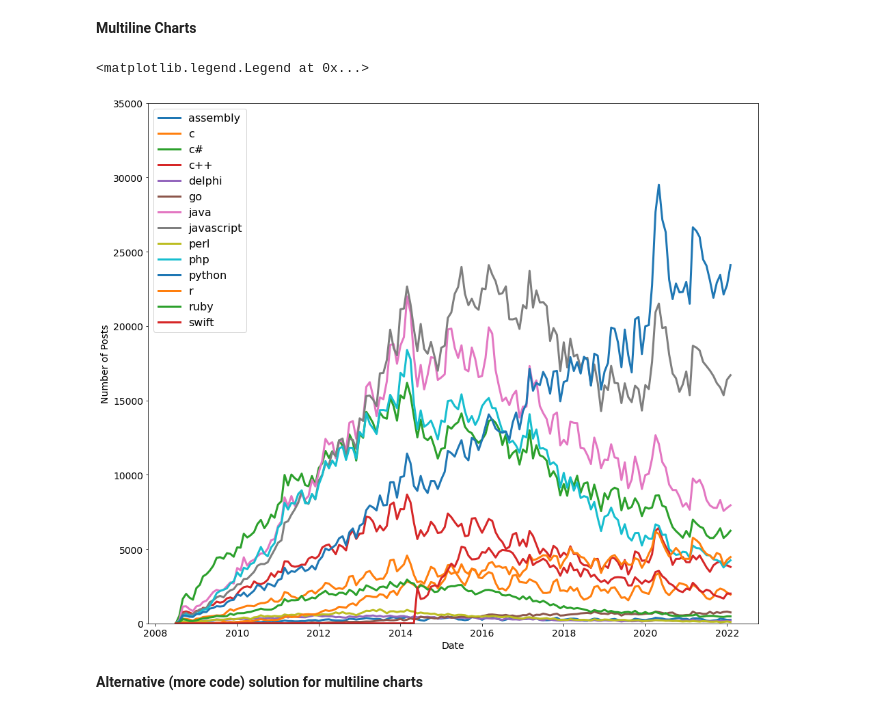
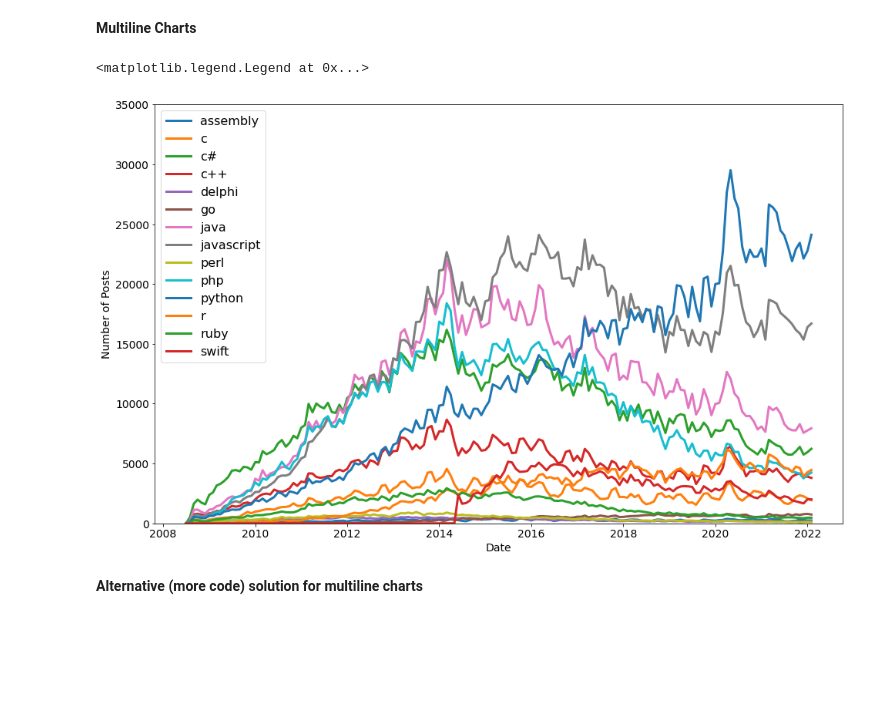
Before and after one commit to zoard-ehmann/100-days-of-python, a Jupyter notebook: Day72/Data_Visualisation/Programming_Languages.ipynb, the cells around one changed output. Saved outputs shown, nothing was run; the diff lists cells and outputs as text; code cells hidden in the pictures; blank space fills up the shorter version.

```diff
--- a/Day72/Data_Visualisation/Programming_Languages.ipynb
+++ b/Day72/Data_Visualisation/Programming_Languages.ipynb
@@ -260,18 +260,18 @@ plt.plot(reshaped_df.index, reshaped_df.java, reshaped_df.python)
 # %% [markdown]
 **Multiline Charts**
 # %%
-plt.figure(figsize=(16,14))
+plt.figure(figsize=(16,10))
 plt.xticks(fontsize=14)
 plt.yticks(fontsize=14)
 plt.xlabel('Date', fontsize=14)
 plt.ylabel('Number of Posts', fontsize=14)
 plt.ylim(0, 35000)
 
 plt.plot(reshaped_df, linewidth=3)
 plt.legend(fontsize=16, labels=reshaped_df)
 # %% [output]
 <matplotlib.legend.Legend at 0x...>
-[figure, old version]
+[figure, new version]
 # %% [markdown]
 **Alternative (more code) solution for multiline charts**
 # %%
```
Also changed, not shown: parts of 7 cells of this notebook.
